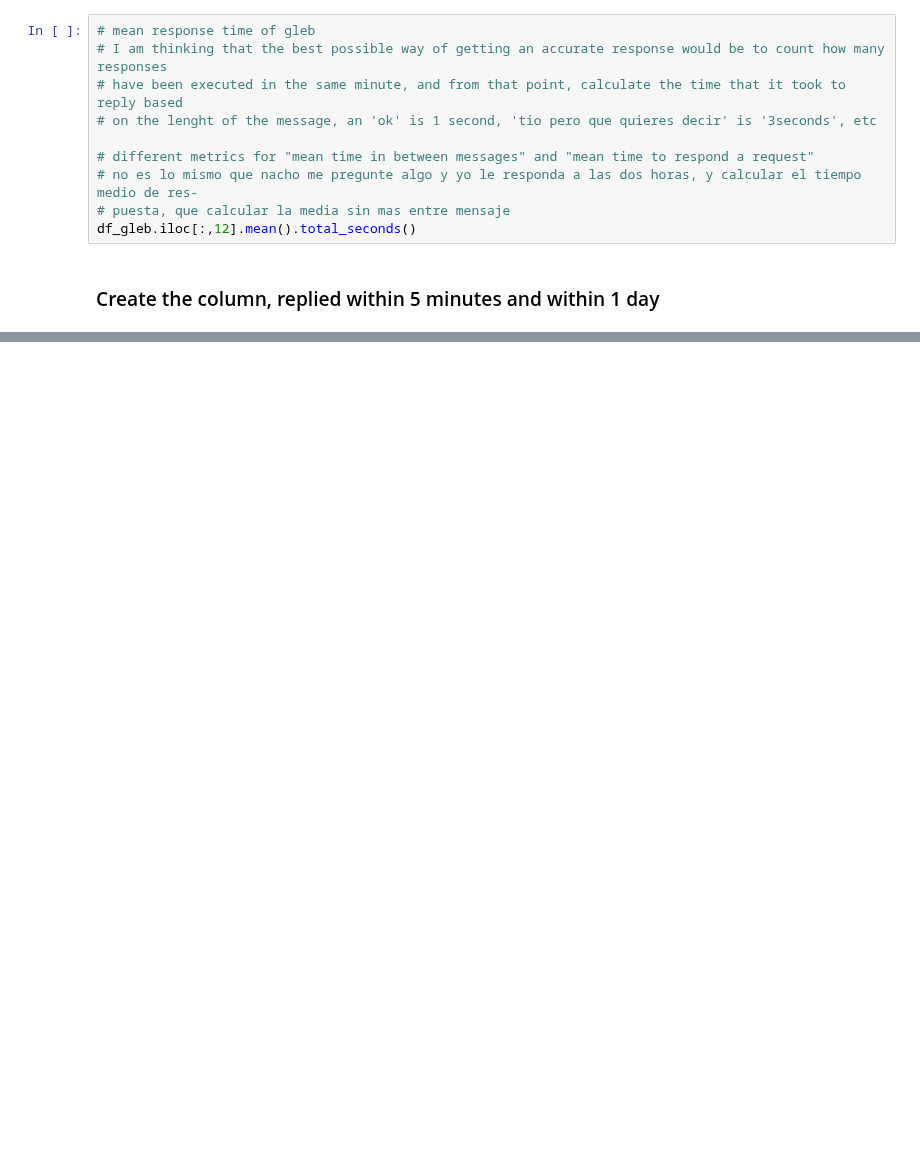
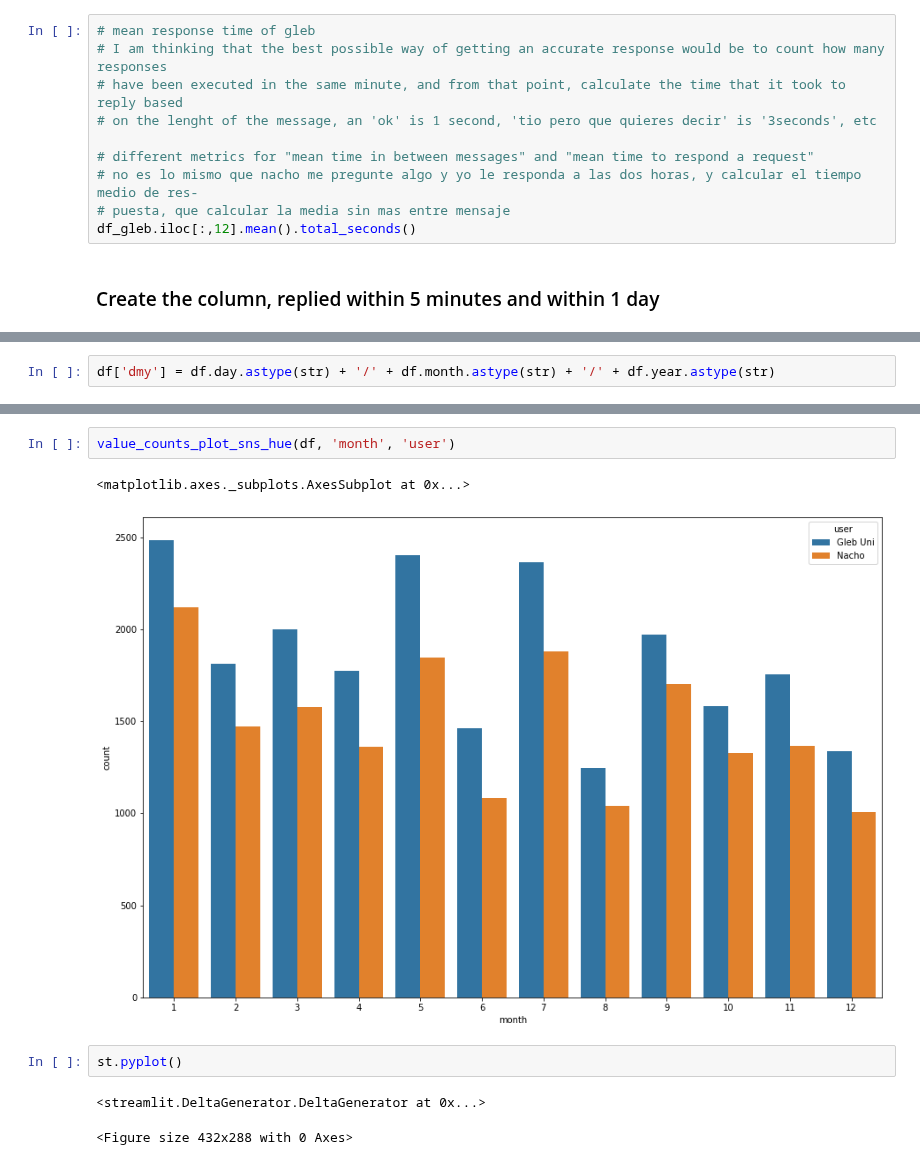
Before and after one commit to gsidorov/WhatsCeption, a Jupyter notebook: chat_to_txt_pandas.ipynb, the cells around one changed output, grey strips where cells are left out. Saved outputs shown, nothing was run; the diff lists cells and outputs as text; blank space fills up the shorter version.

```diff
--- a/chat_to_txt_pandas.ipynb
+++ b/chat_to_txt_pandas.ipynb
@@ -196,0 +342,2 @@ longest_word_user(df)
+# %%
+df['dmy'] = df.day.astype(str) + '/' + df.month.astype(str) + '/' + df.year.astype(str)
@@ -196,0 +371,10 @@ longest_word_user(df)
+# %%
+value_counts_plot_sns_hue(df, 'month', 'user')
+# %% [output]
+<matplotlib.axes._subplots.AxesSubplot at 0x...>
+[figure, added]
+# %%
+st.pyplot()
+# %% [output]
+<streamlit.DeltaGenerator.DeltaGenerator at 0x...>
+<Figure size 432x288 with 0 Axes>
```
Also changed, not shown: parts of 48 cells of this notebook, 11 other files.
